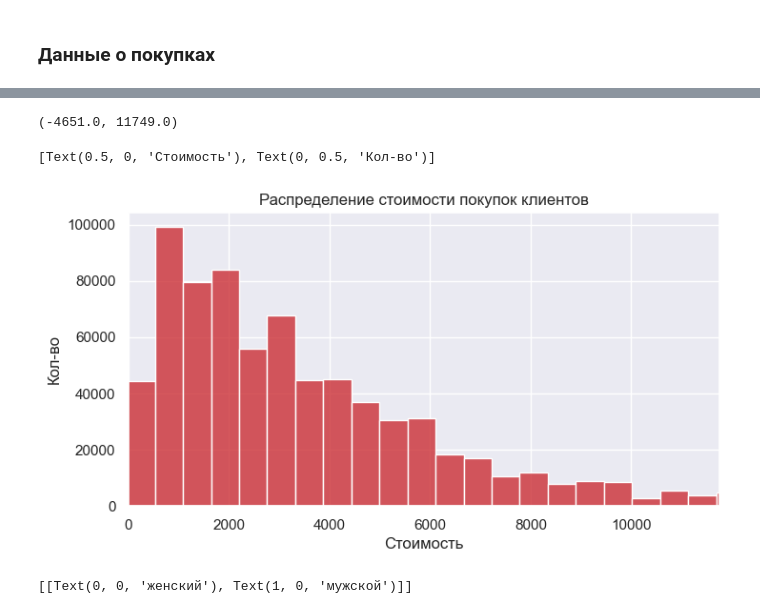
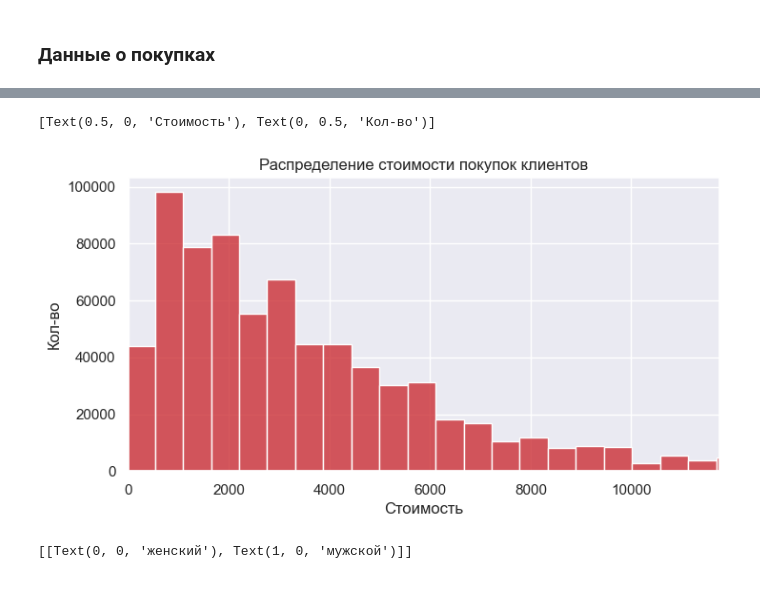
Before and after one commit to Dimayo/data_analyst_portfolio, a Jupyter notebook: sporting_store/research.ipynb, the cells around one changed output, grey strips where cells are left out. Saved outputs shown, nothing was run; the diff lists cells and outputs as text; code cells hidden in the pictures.

```diff
--- a/sporting_store/research.ipynb
+++ b/sporting_store/research.ipynb
@@ -20,13 +28,2 @@ from sklearn.manifold import TSNE
 # %% [markdown]
 ## Заргузка данных
-# %%
-# Подключаемся к базе данных
-
-warnings.filterwarnings("ignore")
-
-engine = create_engine('sqlite:///data/shop_database.db')
-conn = engine.connect()
-# %%
-# Загружаем таблицы
-
-df_pers = pd.read_sql(sql=text('SELECT * FROM personal_data'),con=conn)
@@ -46,2 +29,0 @@ df_pers.shape
-# %%
-df_coef = pd.read_sql(sql=text('SELECT * FROM personal_data_coeffs'),con=conn)
@@ -61,2 +29,0 @@ df_coef.shape
-# %%
-df_purch = pd.read_sql(sql=text('SELECT * FROM purchases'),con=conn)
@@ -324,23 +392,19 @@ memory usage: 42.0+ MB
 # %%
 def get_outliers(data):
     q25 = data.quantile(0.25)
     q75 = data.quantile(0.75)
     iqr = q75 - q25
     boundaries = (q25 - 1.5 * iqr, q75 + 1.5 * iqr)
     return boundaries
+
+fig,ax = plt.subplots()
+ax.set_xlim(0,get_outliers(df_purch['cost'])[1])
+sns.histplot(df_purch['cost'], bins=800, color='#C92228')
+ax.set_title('Распределение стоимости покупок клиентов')
+ax.set(xlabel='Стоимость', ylabel='Кол-во')
+# %% [output]
+[Text(0.5, 0, 'Стоимость'), Text(0, 0.5, 'Кол-во')]
+[figure, added]
-# %%
-get_outliers(df_purch['cost'])
-# %% [output]
-(-4651.0, 11749.0)
-# %%
-fig,ax = plt.subplots()
-ax.set_xlim(0,11749.0)
-sns.histplot(df_purch['cost'], bins=800, color='#C92228')
-ax.set_title('Распределение стоимости покупок клиентов')
-ax.set(xlabel='Стоимость', ylabel='Кол-во')
-# %% [output]
-[Text(0.5, 0, 'Стоимость'), Text(0, 0.5, 'Кол-во')]
-[figure, removed]
 # %%
 fig,ax = plt.subplots()
 sns.countplot(x = df_purch['product_sex'],palette=['#C92228',"#005AAB"])
```
Also changed, not shown: parts of 148 cells of this notebook, 27 other files.
